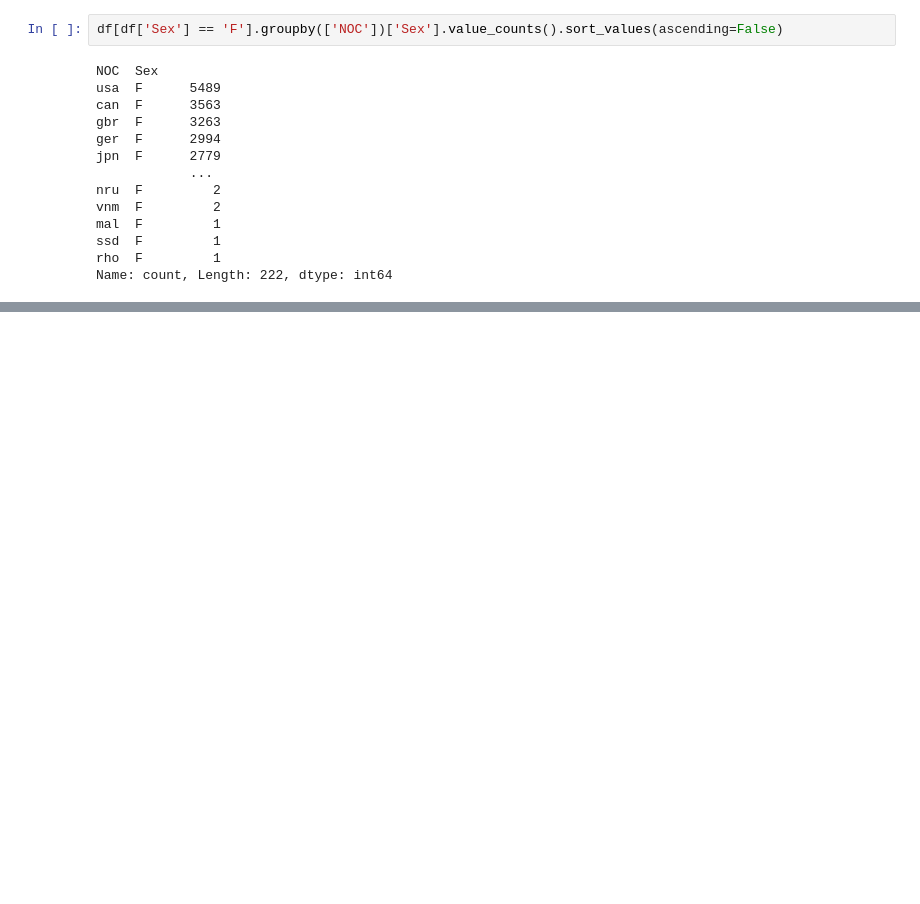
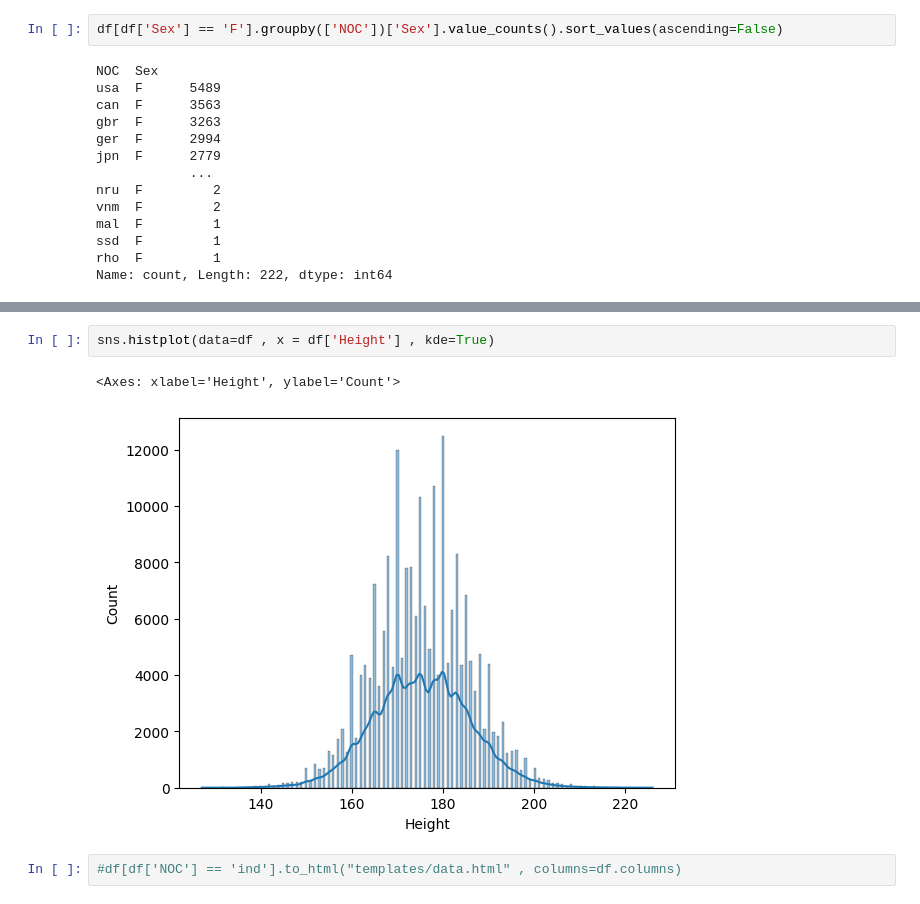
Before and after one commit to deepkothari12/OlympicsProject, a Jupyter notebook: main.ipynb, the cells around one changed output, grey strips where cells are left out. Saved outputs shown, nothing was run; the diff lists cells and outputs as text; blank space fills up the shorter version.

```diff
--- a/main.ipynb
+++ b/main.ipynb
@@ -358,0 +366,7 @@ Name: count, Length: 222, dtype: int64
+# %%
+sns.histplot(data=df , x = df['Height'] , kde=True)
+# %% [output]
+<Axes: xlabel='Height', ylabel='Count'>
+[figure, added]
+# %%
+#df[df['NOC'] == 'ind'].to_html("templates/data.html" , columns=df.columns)
```
Also changed, not shown: parts of 2 cells of this notebook, 8 other files.
